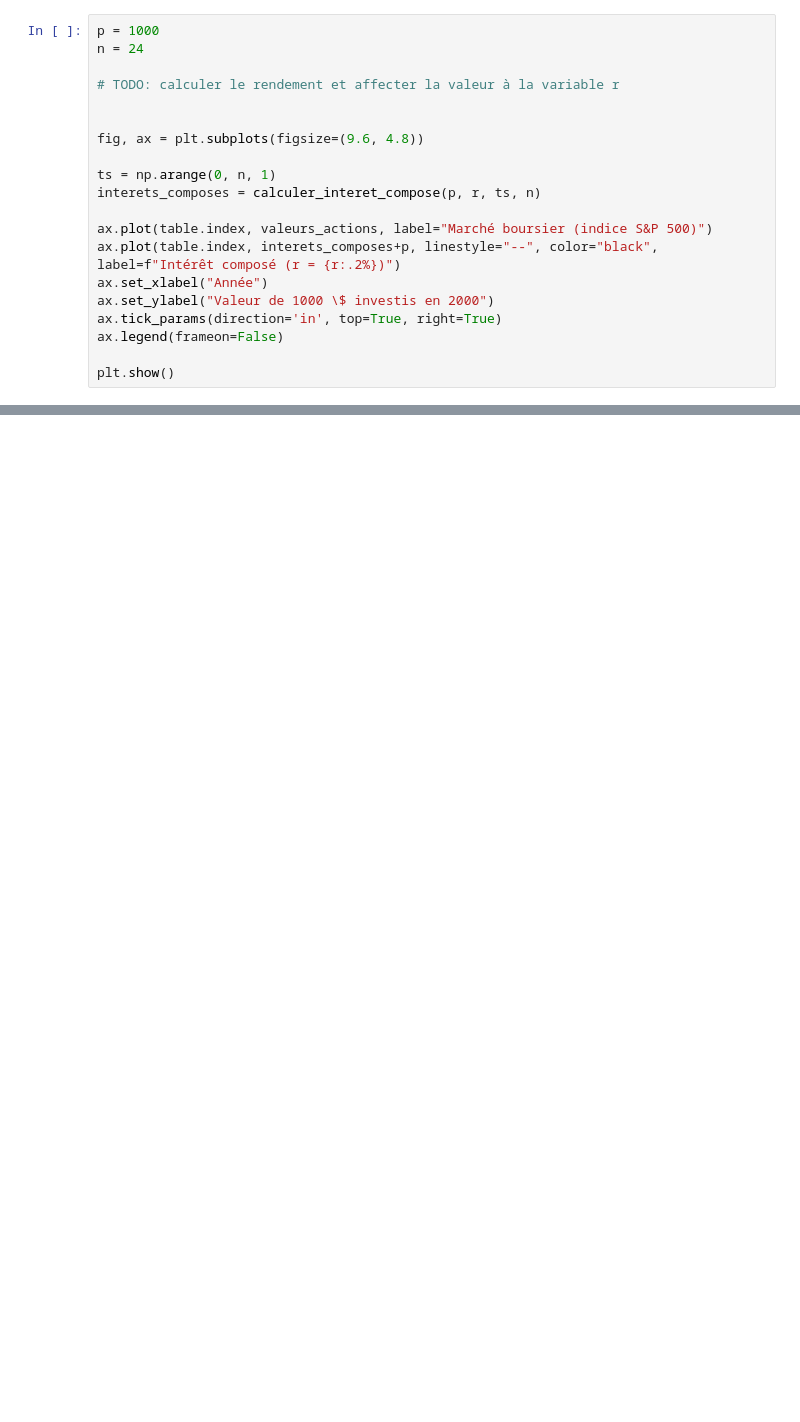
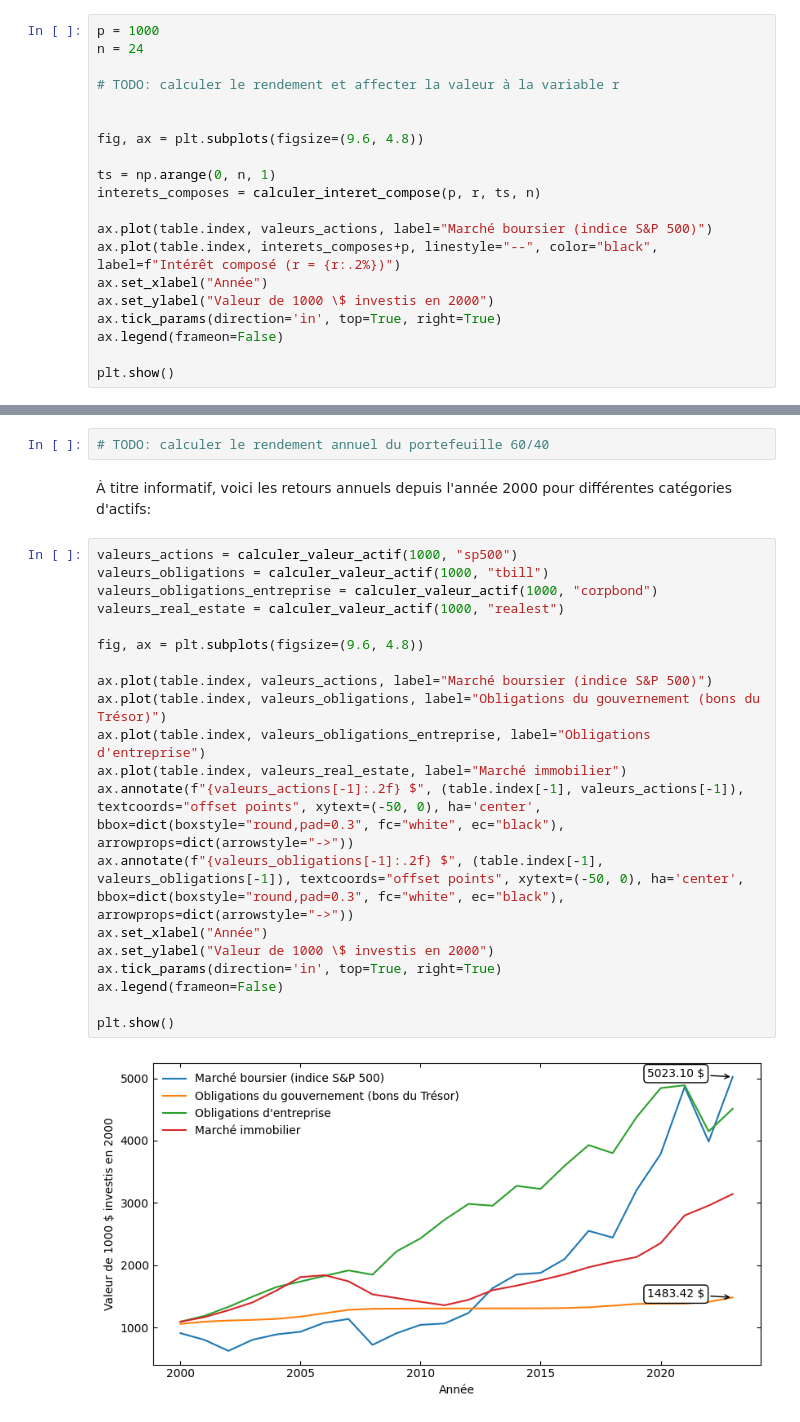
Before and after one commit to frmar440/coupe-de-science-2024, a Jupyter notebook: problems.ipynb, the cells around one changed output, grey strips where cells are left out. Drawn from its saved outputs; the diff is of its cells as text; blank space fills up the shorter version.

```diff
--- a/problems.ipynb
+++ b/problems.ipynb
@@ -169,0 +226,26 @@ plt.show()
+# %%
+# TODO: calculer le rendement annuel du portefeuille 60/40
+# %% [markdown]
+À titre informatif, voici les retours annuels depuis l'année 2000 pour différentes catégories d'actifs:
+# %%
+valeurs_actions = calculer_valeur_actif(1000, "sp500")
+valeurs_obligations = calculer_valeur_actif(1000, "tbill")
+valeurs_obligations_entreprise = calculer_valeur_actif(1000, "corpbond")
+valeurs_real_estate = calculer_valeur_actif(1000, "realest")
+
+fig, ax = plt.subplots(figsize=(9.6, 4.8))
+
+ax.plot(table.index, valeurs_actions, label="Marché boursier (indice S&P 500)")
+ax.plot(table.index, valeurs_obligations, label="Obligations du gouvernement (bons du Trésor)")
+ax.plot(table.index, valeurs_obligations_entreprise, label="Obligations d'entreprise")
+ax.plot(table.index, valeurs_real_estate, label="Marché immobilier")
+ax.annotate(f"{valeurs_actions[-1]:.2f} $", (table.index[-1], valeurs_actions[-1]), textcoords="offset points", xytext=(-50, 0), ha='center', bbox=dict(boxstyle="round,pad=0.3", fc="white", ec="black"), arrowprops=dict(arrowstyle="->"))
+ax.annotate(f"{valeurs_obligations[-1]:.2f} $", (table.index[-1], valeurs_obligations[-1]), textcoords="offset points", xytext=(-50, 0), ha='center', bbox=dict(boxstyle="round,pad=0.3", fc="white", ec="black"), arrowprops=dict(arrowstyle="->"))
+ax.set_xlabel("Année")
+ax.set_ylabel("Valeur de 1000 \$ investis en 2000")
+ax.tick_params(direction='in', top=True, right=True)
+ax.legend(frameon=False)
+
+plt.show()
+# %% [output]
+[figure, added]
```
Also changed, not shown: parts of 16 cells of this notebook, 1 other file.
